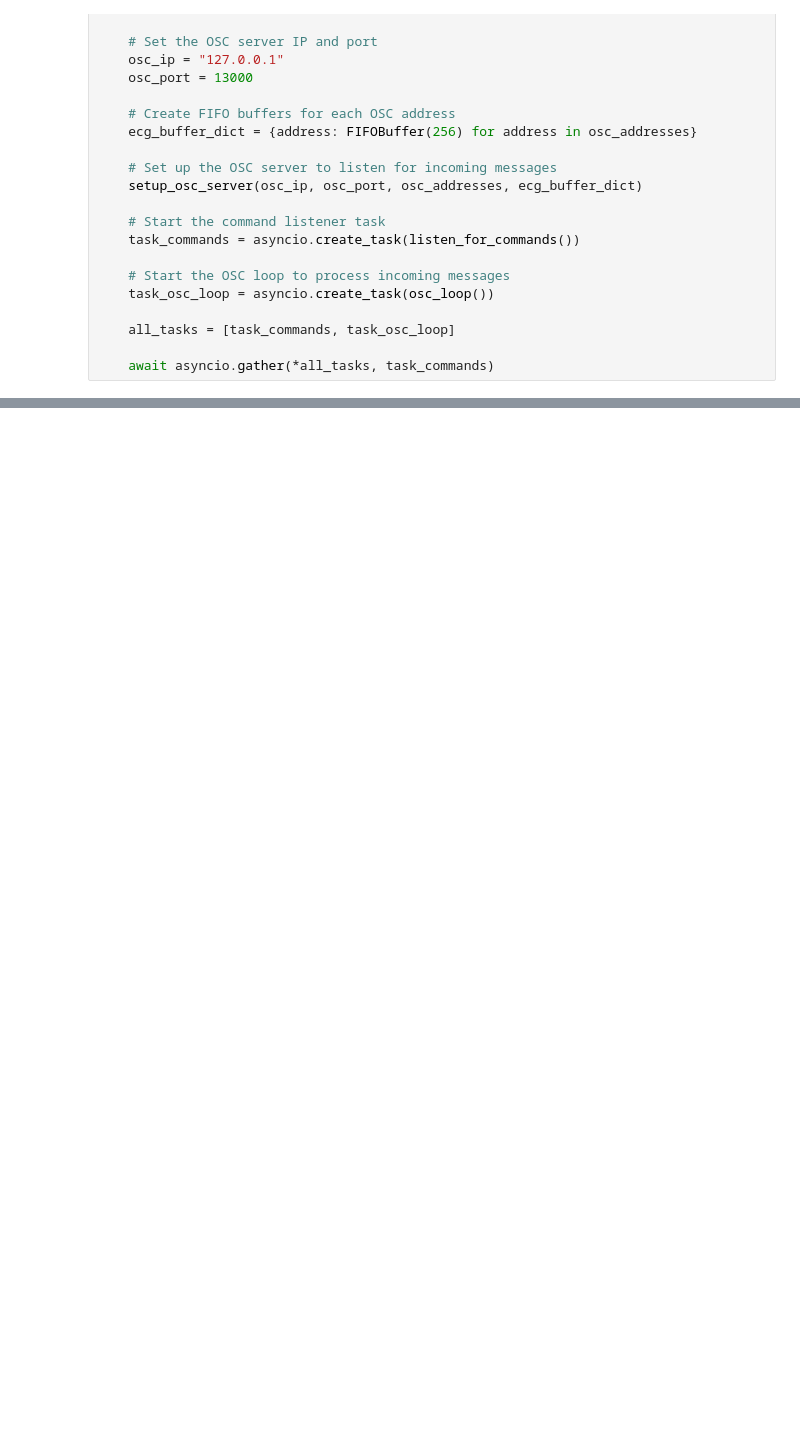
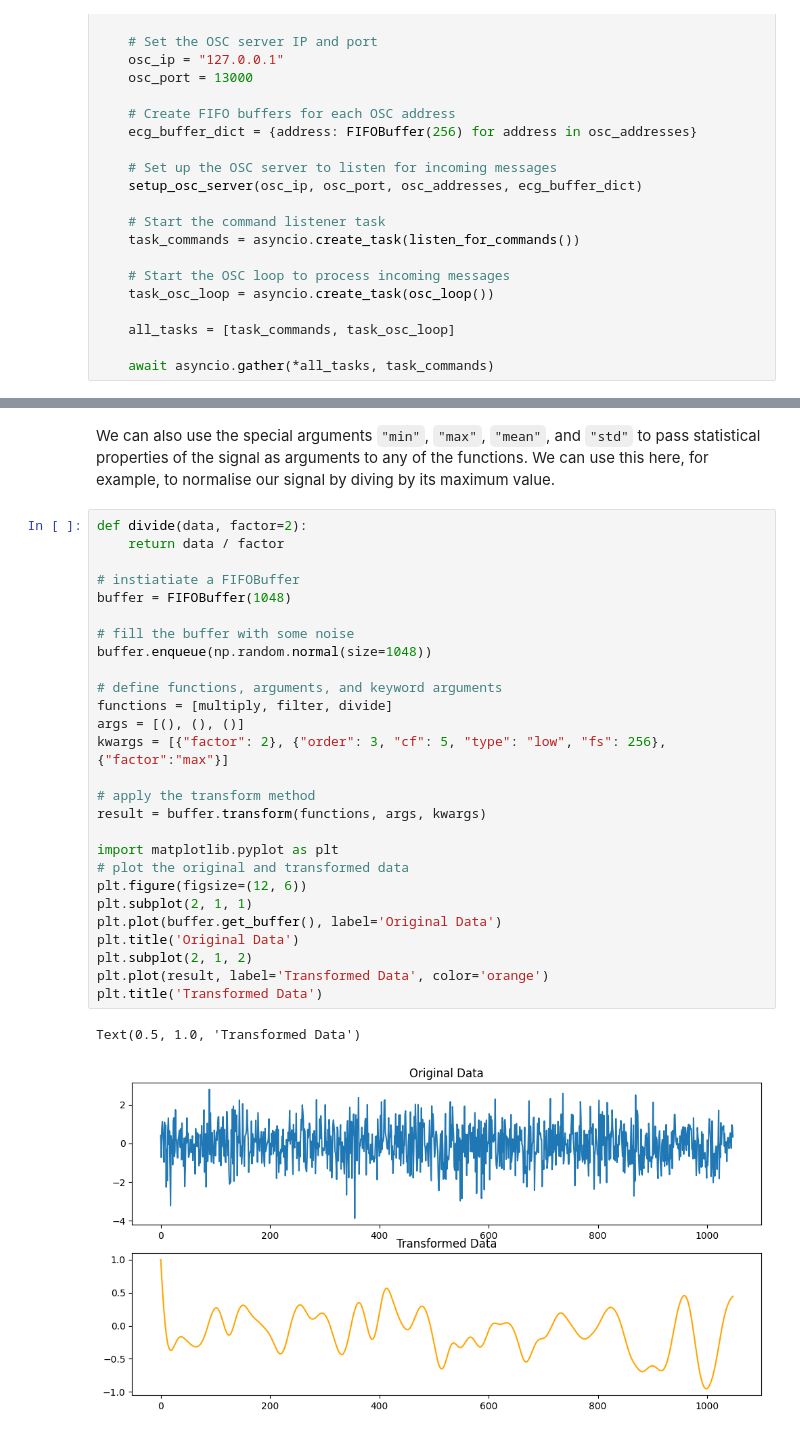
Before and after one commit to Hughav92/LightHearted, a Jupyter notebook: documentation/tutorial.ipynb, the cells around one changed output, grey strips where cells are left out. Saved outputs shown, nothing was run; the diff lists cells and outputs as text; blank space fills up the shorter version.

````diff
--- a/documentation/tutorial.ipynb
+++ b/documentation/tutorial.ipynb
@@ -286,0 +362,32 @@
+# %% [markdown]
+We can also use the special arguments ```"min"```, ```"max"```, ```"mean"```, and ```"std"``` to pass statistical properties of the signal as arguments to any of the functions. We can use this here, for example, to normalise our signal by diving by its maximum value.
+# %%
+def divide(data, factor=2):
+    return data / factor
+
+# instiatiate a FIFOBuffer
+buffer = FIFOBuffer(1048)
+
+# fill the buffer with some noise
+buffer.enqueue(np.random.normal(size=1048))
+
+# define functions, arguments, and keyword arguments
+functions = [multiply, filter, divide]
+args = [(), (), ()]
+kwargs = [{"factor": 2}, {"order": 3, "cf": 5, "type": "low", "fs": 256}, {"factor":"max"}]
+
+# apply the transform method
+result = buffer.transform(functions, args, kwargs)
+
+import matplotlib.pyplot as plt
+# plot the original and transformed data
+plt.figure(figsize=(12, 6))
+plt.subplot(2, 1, 1)
+plt.plot(buffer.get_buffer(), label='Original Data')
+plt.title('Original Data')
+plt.subplot(2, 1, 2)
+plt.plot(result, label='Transformed Data', color='orange')
+plt.title('Transformed Data')
+# %% [output]
+Text(0.5, 1.0, 'Transformed Data')
+[figure, added]
````
Also changed, not shown: parts of 13 cells of this notebook, 2 other files.
